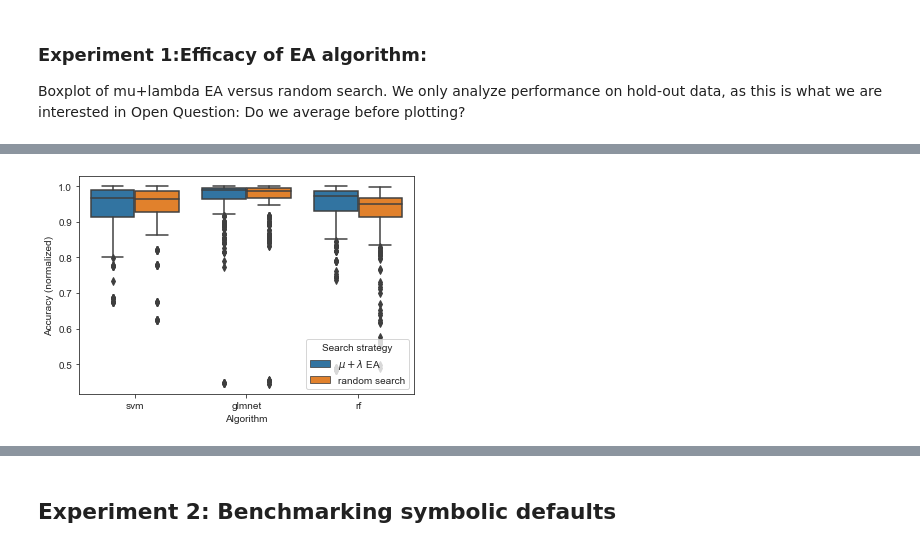
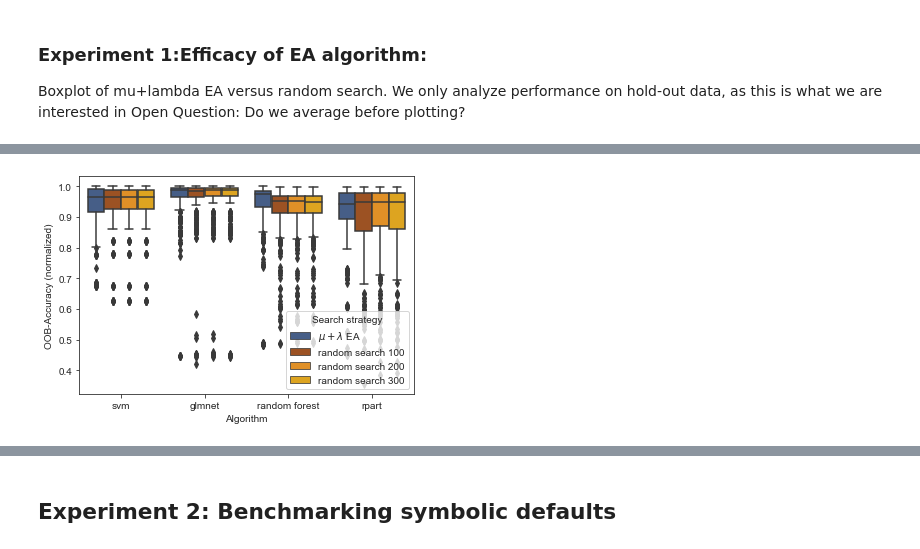
Before and after one commit to PGijsbers/symbolicdefaults, a Jupyter notebook: LogParsing-V3.ipynb, the cells around one changed output, grey strips where cells are left out. Saved outputs shown, nothing was run; the diff lists cells and outputs as text; code cells hidden in the pictures.

```diff
--- a/LogParsing-V3.ipynb
+++ b/LogParsing-V3.ipynb
@@ -103,6 +144,6 @@ def read_run_logs(problem:str, search: str, target: str):
 # %%
 # Collect logs for all problems
-problems = ['svm', 'glmnet', 'rf']
+problems = ['svm', 'glmnet', 'rf', 'rpart']
 search_strategies = ["mupluslambda", "random_search", "True"]
 log = {}
 for problem in problems:
@@ -131,11 +178,13 @@ Open Question: Do we average before plotting?
 # %%
-p = sns.boxplot(data=df[df.search != "constants_only"], x="problem", y="out", hue = "search")
-p.set(ylabel='Accuracy (normalized)', xlabel='Algorithm')
+sns.set_palette([sns.xkcd_rgb[x] for x in ["denim blue", "burnt sienna", "tangerine", "yellow orange"]])
+data = df[df.search != "constants_only"].copy()
+data.replace("rf", "random forest", inplace=True)
+p = sns.boxplot(data=data, x="problem", y="out", hue = "search")
+p.set(ylabel='OOB-Accuracy (normalized)', xlabel='Algorithm')
 p.legend(loc='lower right')
 p.legend_.set_title("Search strategy")
-new_labels = [r'$\mu + \lambda$ EA', 'random search']
+new_labels = [r'$\mu + \lambda$ EA', 'random search 100', 'random search 200', 'random search 300']
 for t, l in zip(p.legend_.texts, new_labels): t.set_text(l)
-plt.savefig("figures/experiment_1.png")
 plt.show()
 # %% [output]
-[figure, old version]
+[figure, new version]
```
Also changed, not shown: parts of 17 cells of this notebook, 3 other files.
